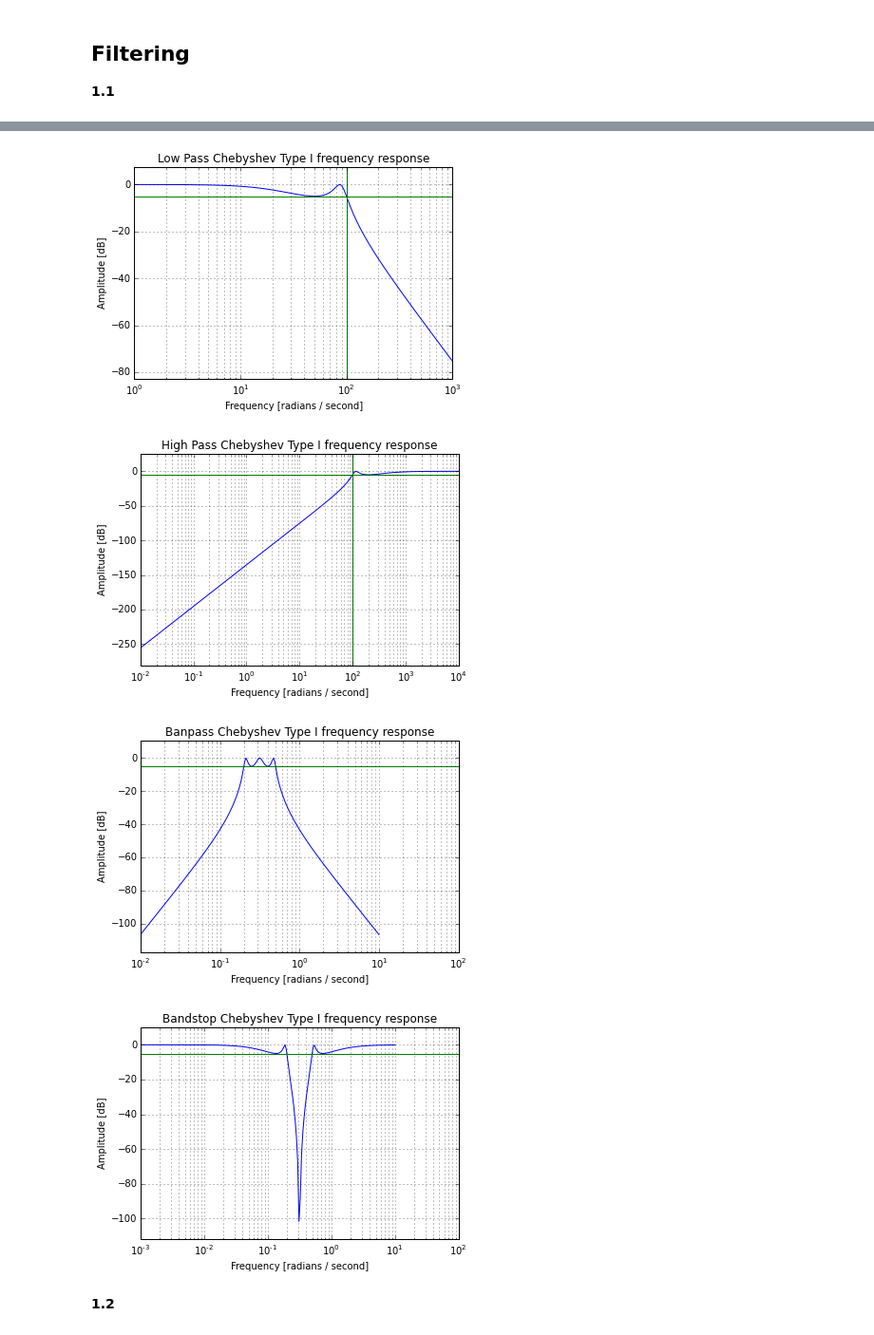
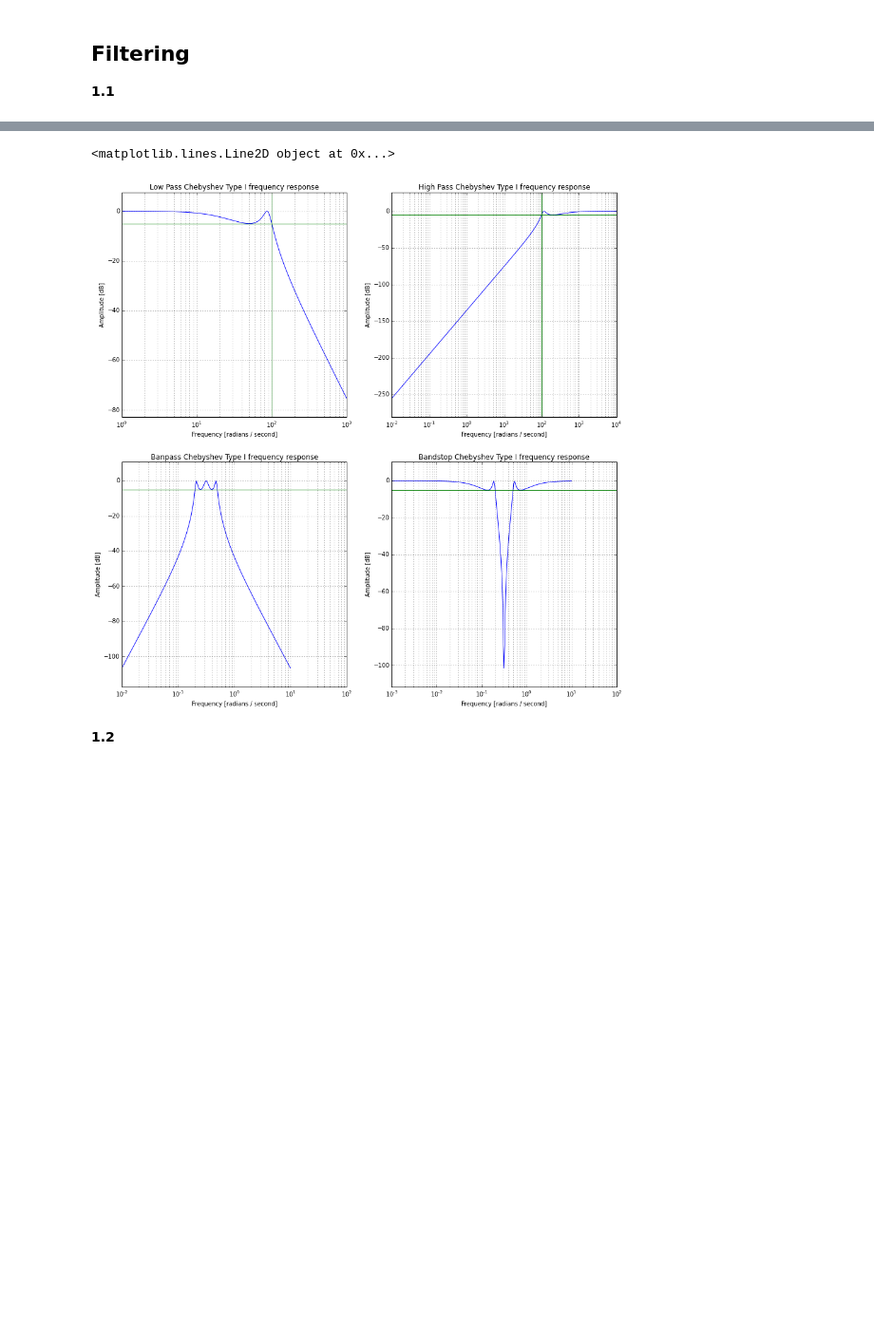
Before and after one commit to SharonSheran/DSP-TP-1617, a Jupyter notebook: Lab6-7/python/Lab67.ipynb, the cells around one changed output, grey strips where cells are left out. Shown at 95% size. Drawn from its saved outputs; the diff is of its cells as text; code cells hidden in the pictures; blank space fills up the shorter version.

```diff
--- a/Lab6-7/python/Lab67.ipynb
+++ b/Lab6-7/python/Lab67.ipynb
@@ -92,9 +119,27 @@ plt.show()
 # %%
 ##-----CHEBYSHEV FILTER------------##
 # chebyshev low pass 3rd order
-b, a = signal.cheby1(3, 5, 100, 'low', analog=True)
-w, h = signal.freqs(b, a)
-plt.plot(w, 20 * np.log10(abs(h)))
+b1, a1 = signal.cheby1(3, 5, 100, 'low', analog=True)
+w1, h1 = signal.freqs(b1, a1)
+
+# chebyshev high pass 3rd order
+b2, a2 = signal.cheby1(3, 5, 100, 'high', analog=True)
+w2, h2 = signal.freqs(b2, a2)
+
+# chebyshev band pass 3rd order
+b3, a3 = signal.cheby1(3, 5,  [low, high], 'bandpass', analog=True)
+w3, h3 = signal.freqs(b3, a3)
+
+
+# chebyshev band stop 3rd order
+b4, a4 = signal.cheby1(3, 5,  [low, high], 'bandstop', analog=True)
+w4, h4 = signal.freqs(b4, a4)
+
+
+
+plt.figure(figsize=(15,15))
+plt.subplot(2,2,1)
+plt.plot(w1, 20 * np.log10(abs(h1)))
 plt.xscale('log')
 plt.title('Low Pass Chebyshev Type I frequency response')
 plt.xlabel('Frequency [radians / second]')
@@ -103,55 +148,47 @@ plt.margins(0, 0.1)
 plt.grid(which='both', axis='both')
 plt.axvline(100, color='green') # cutoff frequency
 plt.axhline(-5, color='green') # rp
-plt.show()
 
-# chebyshev high pass 3rd order
-b, a = signal.cheby1(3, 5, 100, 'high', analog=True)
-w, h = signal.freqs(b, a)
-plt.plot(w, 20 * np.log10(abs(h)))
+
+
+plt.subplot(2,2,2)
+plt.plot(w2, 20 * np.log10(abs(h2)))
 plt.xscale('log')
 plt.title('High Pass Chebyshev Type I frequency response')
 plt.xlabel('Frequency [radians / second]')
 plt.ylabel('Amplitude [dB]')
 plt.margins(0, 0.1)
 plt.grid(which='both', axis='both')
 plt.axvline(100, color='green') # cutoff frequency
 plt.axhline(-5, color='green') # rp
-plt.show()
 
 
-# chebyshev band pass 3rd order
-b, a = signal.cheby1(3, 5,  [low, high], 'bandpass', analog=True)
-w, h = signal.freqs(b, a)
-plt.plot(w, 20 * np.log10(abs(h)))
+
+plt.subplot(2,2,3)
+plt.plot(w3, 20 * np.log10(abs(h3)))
 plt.xscale('log')
 plt.title('Banpass Chebyshev Type I frequency response')
 plt.xlabel('Frequency [radians / second]')
 plt.ylabel('Amplitude [dB]')
 plt.margins(0, 0.1)
 plt.grid(which='both', axis='both')
 plt.axvline(100, color='green') # cutoff frequency
 plt.axhline(-5, color='green') # rp
-plt.show()
 
-# chebyshev band stop 3rd order
-b, a = signal.cheby1(3, 5,  [low, high], 'bandstop', analog=True)
-w, h = signal.freqs(b, a)
-plt.plot(w, 20 * np.log10(abs(h)))
+
+plt.subplot(2,2,4)
+plt.plot(w4, 20 * np.log10(abs(h4)))
 plt.xscale('log')
 plt.title('Bandstop Chebyshev Type I frequency response')
 plt.xlabel('Frequency [radians / second]')
 plt.ylabel('Amplitude [dB]')
 plt.margins(0, 0.1)
 plt.grid(which='both', axis='both')
 plt.axvline(100, color='green') # cutoff frequency
 plt.axhline(-5, color='green') # rp
-plt.show()
 # %% [output]
+<matplotlib.lines.Line2D object at 0x...>
-[figure, old version]
+[figure, new version]
-[figure, removed]
-[figure, removed]
-[figure, removed]
 # %% [markdown]
 **1.2**
 # %%
```
Also changed, not shown: parts of 13 cells of this notebook.
